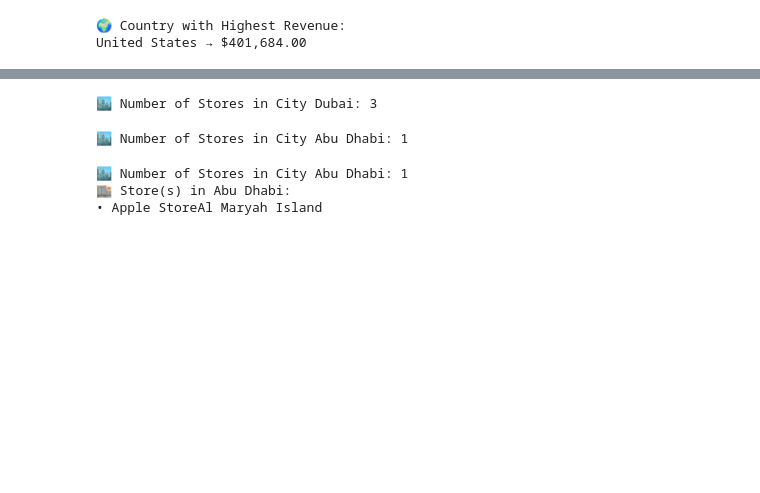
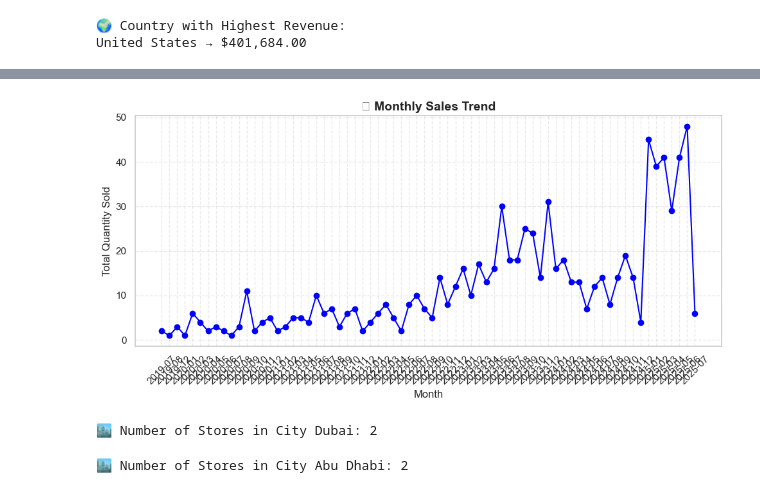
Before and after one commit to Syed-Moinuddin2025/SQL-Python-Learning-Journey, a Jupyter notebook: 01_Apple_Store_Analytics_Project/AppleStore_Analysis.ipynb, the cells around one changed output, grey strips where cells are left out. Cells and saved outputs as stored; diff of their text form; code cells hidden in the pictures; blank space fills up the shorter version.

Commit message:
Apple Store

```diff
--- a/01_Apple_Store_Analytics_Project/AppleStore_Analysis.ipynb
+++ b/01_Apple_Store_Analytics_Project/AppleStore_Analysis.ipynb
@@ -251,0 +260,13 @@ United States → $401,684.00
+# %%
+df = pd.read_csv("cleaned_apple_store_data.csv")
+
+# Parse the sale_date column properly
+df['sale_date'] = pd.to_datetime(df['sale_date'], dayfirst=True, errors='coerce')
+# %%
+
+# Convert sale_date to datetime
+df['sale_date'] = pd.to_datetime(df['sale_date'])
+# %%
+
+# 🗓️ Create Year-Month column
+df['year_month'] = df['sale_date'].dt.to_period('M')
@@ -252,30 +284,36 @@ United States → $401,684.00
+# %%
+
+# 📈 Group by Year-Month and sum revenue
+df['revenue'] = df['quantity'] * df['price']
+monthly_sales = df.groupby('year_month')['revenue'].sum().reset_index()
+# %%
+
+df['year_month'] = df['sale_date'].dt.to_period('M')
+monthly_sales = df.groupby('year_month')['quantity'].sum().reset_index()
+monthly_sales['year_month'] = monthly_sales['year_month'].astype(str)
+
+import matplotlib.pyplot as plt
+
+plt.figure(figsize=(10, 5))
+plt.plot(monthly_sales['year_month'], monthly_sales['quantity'], marker='o', color='blue')
+plt.title("📊 Monthly Sales Trend", fontsize=14, weight='bold')
+plt.xlabel("Month")
+plt.ylabel("Total Quantity Sold")
+plt.xticks(rotation=45)
+plt.grid(True, linestyle='--', alpha=0.4)
+plt.tight_layout()
+plt.show()
+# %% [output]
+[figure, added]
 # %%
 num_stores_ny = df[df['city'] == 'Dubai']['store_name'].nunique()
 print(f"\n🏙️ Number of Stores in City Dubai: {num_stores_ny}")
 # %% [output]
-🏙️ Number of Stores in City Dubai: 3
+🏙️ Number of Stores in City Dubai: 2
 # %%
 city = "Abu Dhabi"
 num_stores = df[df['city'] == city]['store_name'].nunique()
 
 print(f"\n🏙️ Number of Stores in City {city}: {num_stores}")
 # %% [output]
-🏙️ Number of Stores in City Abu Dhabi: 1
+🏙️ Number of Stores in City Abu Dhabi: 2
-# %%
-city = "Abu Dhabi"
-
-# Filter stores in that city
-stores_in_city = df[df['city'] == city]['store_name'].drop_duplicates()
-
-# Count
-num_stores = stores_in_city.nunique()
-
-# Print
-print(f"\n🏙️ Number of Stores in City {city}: {num_stores}")
-print(f"🏬 Store(s) in {city}:")
-for store in stores_in_city:
-    print(f"• {store}")
-# %% [output]
-🏙️ Number of Stores in City Abu Dhabi: 1
-🏬 Store(s) in Abu Dhabi:
-• Apple StoreAl Maryah Island
```
Also changed, not shown: parts of 10 cells of this notebook, 1 other file.
